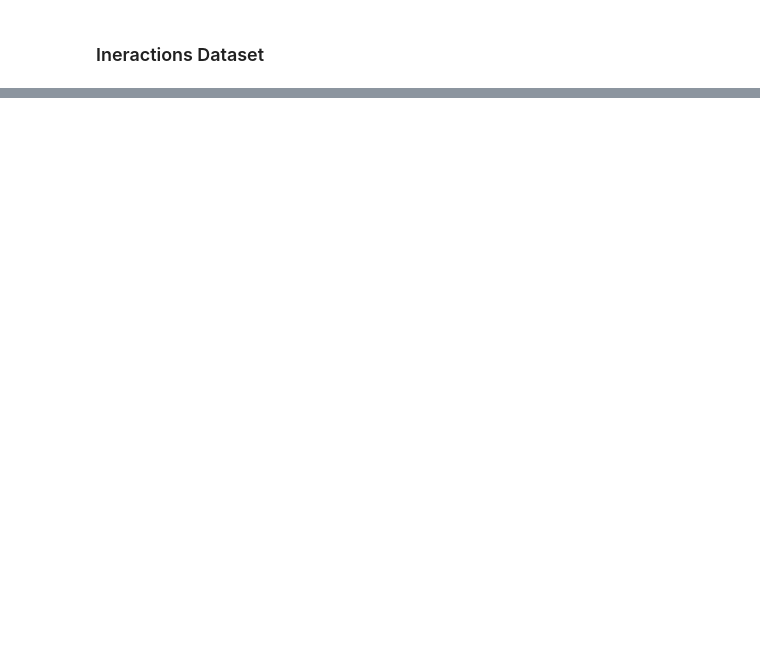
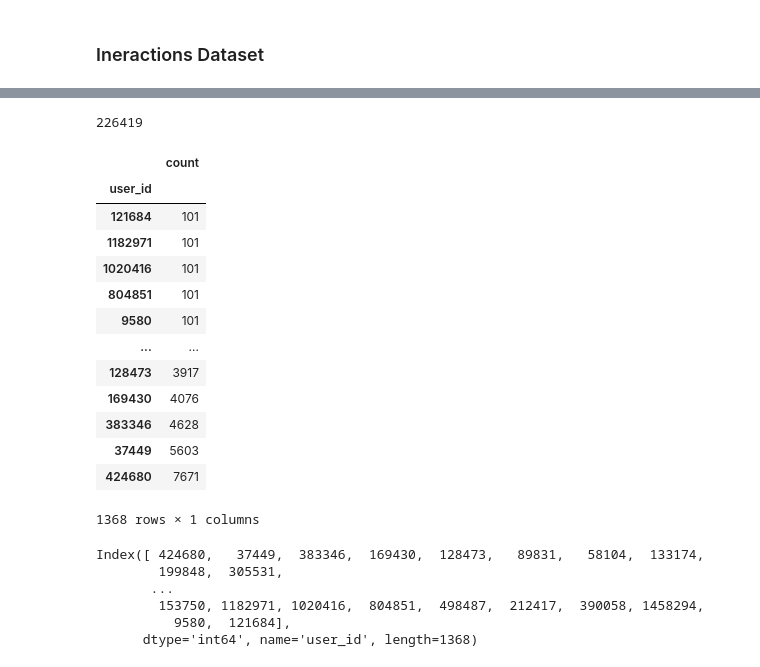
Before and after one commit to savannahpass/CapstoneProject1, a Jupyter notebook: 01_datawrangling.ipynb, the cells around one changed output, grey strips where cells are left out. Saved outputs shown, nothing was run; the diff lists cells and outputs as text; code cells hidden in the pictures; blank space fills up the shorter version.

```diff
--- a/01_datawrangling.ipynb
+++ b/01_datawrangling.ipynb
@@ -80 +271,5 @@ interactions.dtypes
+# %%
+interactions['user_id'].nunique()
+# %% [output]
+226419
 # %%
@@ -89,5 +283,29 @@ users = user_freq[user_freq['count'] > reviews_limit]
 # %%
-users.index
+users.sort_values(by ='count')
+# %% [output]
+|  | count |
+| user_id |  |
+| 121684 | 101 |
+| 1182971 | 101 |
+| 1020416 | 101 |
+| 804851 | 101 |
+| 9580 | 101 |
+| ... | ... |
+| 128473 | 3917 |
+| 169430 | 4076 |
+| 383346 | 4628 |
+| 37449 | 5603 |
+| 424680 | 7671 |
+1368 rows × 1 columns
+# %%
+users.index
+# %% [output]
+Index([ 424680,   37449,  383346,  169430,  128473,   89831,   58104,  133174,
+        199848,  305531,
+       ...
+        153750, 1182971, 1020416,  804851,  498487,  212417,  390058, 1458294,
+          9580,  121684],
+      dtype='int64', name='user_id', length=1368)
 # %%
 # is_black_or_brown = dogs["color"].isin(["Black","Brown"])
 high_interactions = interactions[interactions['user_id'].isin(users.index)]
```
Also changed, not shown: parts of 46 cells of this notebook.
